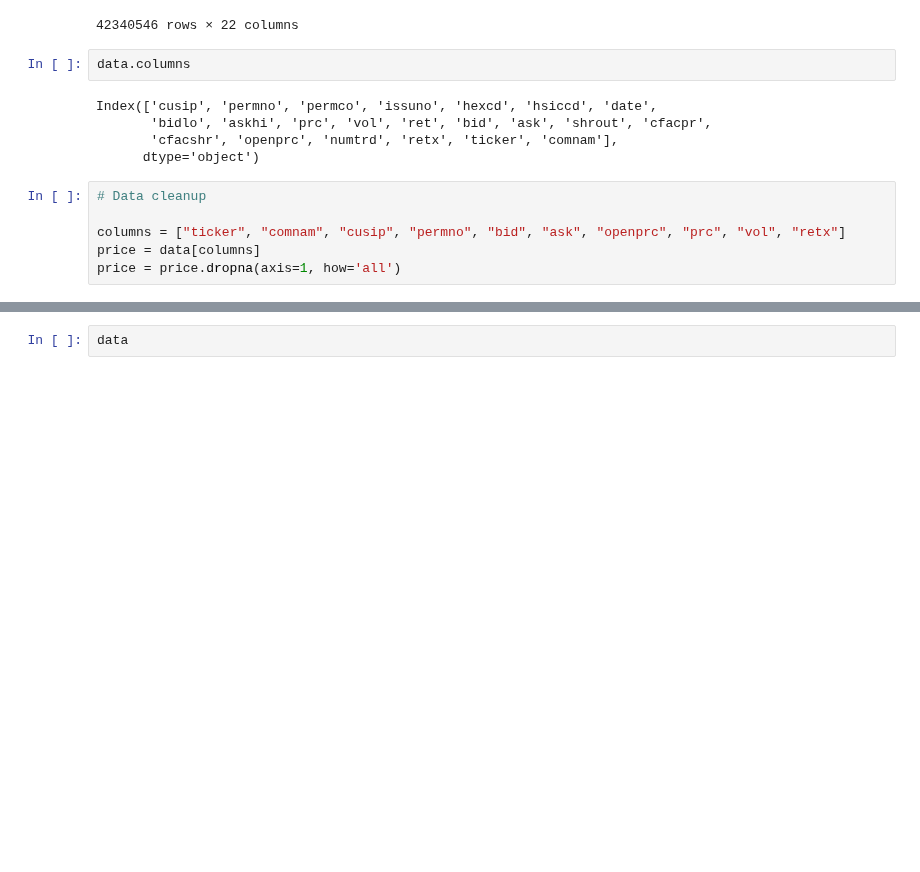
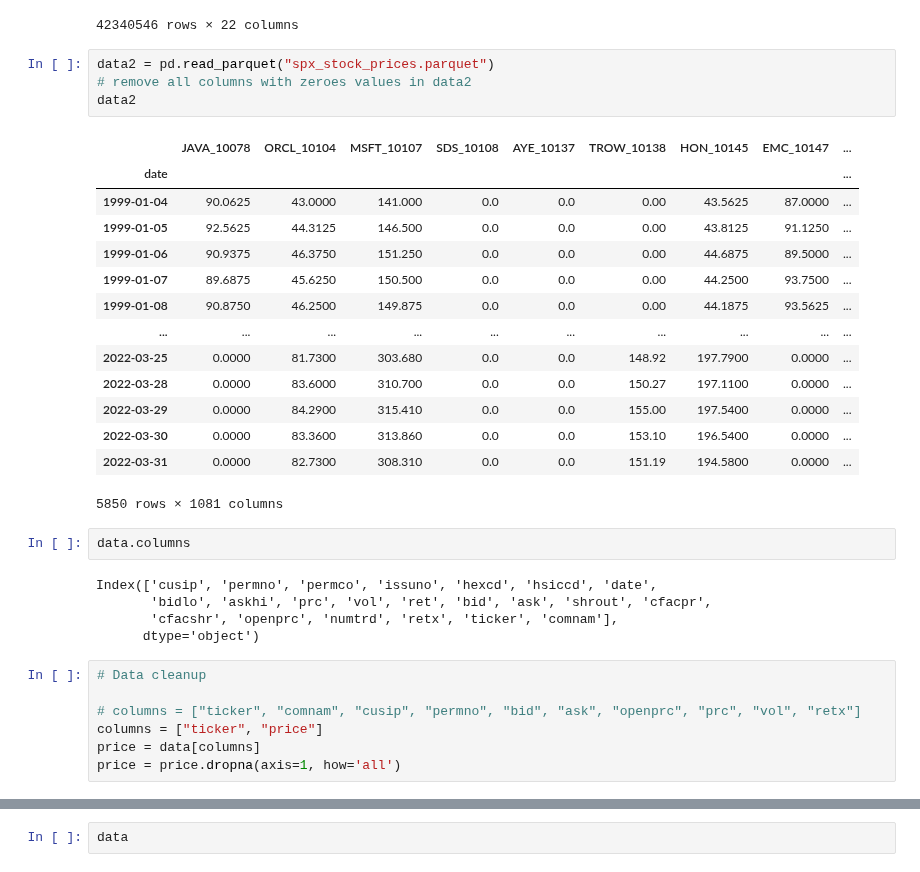
Before and after one commit to upadhyan/Portfolio-Changeover-Optimization, a Jupyter notebook: stock_data.ipynb, the cells around one changed output, grey strips where cells are left out. Cells and saved outputs as stored; diff of their text form; blank space fills up the shorter version.

Commit message:
add ticker - name parquet

```diff
--- a/stock_data.ipynb
+++ b/stock_data.ipynb
@@ -19,6 +19,25 @@ data
 | 340544 | 88160R10 | 93436.0 | 53453.0 | 66252.0 | 3.0 | 9999.0 | 2022-03-30 | 1084.000000 | 1113.949951 | 1093.989990 | ... | ... |
 | 340545 | 88160R10 | 93436.0 | 53453.0 | 66252.0 | 3.0 | 9999.0 | 2022-03-31 | 1076.640991 | 1103.139893 | 1077.599976 | ... | ... |
 42340546 rows × 22 columns
+# %%
+data2 = pd.read_parquet("spx_stock_prices.parquet")
+# remove all columns with zeroes values in data2
+data2
+# %% [output]
+|  | JAVA_10078 | ORCL_10104 | MSFT_10107 | SDS_10108 | AYE_10137 | TROW_10138 | HON_10145 | EMC_10147 | ... |
+| date |  |  |  |  |  |  |  |  | ... |
+| 1999-01-04 | 90.0625 | 43.0000 | 141.000 | 0.0 | 0.0 | 0.00 | 43.5625 | 87.0000 | ... |
+| 1999-01-05 | 92.5625 | 44.3125 | 146.500 | 0.0 | 0.0 | 0.00 | 43.8125 | 91.1250 | ... |
+| 1999-01-06 | 90.9375 | 46.3750 | 151.250 | 0.0 | 0.0 | 0.00 | 44.6875 | 89.5000 | ... |
+| 1999-01-07 | 89.6875 | 45.6250 | 150.500 | 0.0 | 0.0 | 0.00 | 44.2500 | 93.7500 | ... |
+| 1999-01-08 | 90.8750 | 46.2500 | 149.875 | 0.0 | 0.0 | 0.00 | 44.1875 | 93.5625 | ... |
+| ... | ... | ... | ... | ... | ... | ... | ... | ... | ... |
+| 2022-03-25 | 0.0000 | 81.7300 | 303.680 | 0.0 | 0.0 | 148.92 | 197.7900 | 0.0000 | ... |
+| 2022-03-28 | 0.0000 | 83.6000 | 310.700 | 0.0 | 0.0 | 150.27 | 197.1100 | 0.0000 | ... |
+| 2022-03-29 | 0.0000 | 84.2900 | 315.410 | 0.0 | 0.0 | 155.00 | 197.5400 | 0.0000 | ... |
+| 2022-03-30 | 0.0000 | 83.3600 | 313.860 | 0.0 | 0.0 | 153.10 | 196.5400 | 0.0000 | ... |
+| 2022-03-31 | 0.0000 | 82.7300 | 308.310 | 0.0 | 0.0 | 151.19 | 194.5800 | 0.0000 | ... |
+5850 rows × 1081 columns
 # %%
 data.columns
 # %% [output]
@@ -29,6 +48,7 @@ Index(['cusip', 'permno', 'permco', 'issuno', 'hexcd', 'hsiccd', 'date',
 # %%
 # Data cleanup
 
-columns = ["ticker", "comnam", "cusip", "permno", "bid", "ask", "openprc", "prc", "vol", "retx"]
+# columns = ["ticker", "comnam", "cusip", "permno", "bid", "ask", "openprc", "prc", "vol", "retx"]
+columns = ["ticker", "price"]
 price = data[columns]
 price = price.dropna(axis=1, how='all')
```
Also changed, not shown: parts of 2 cells of this notebook, 1 other file.
